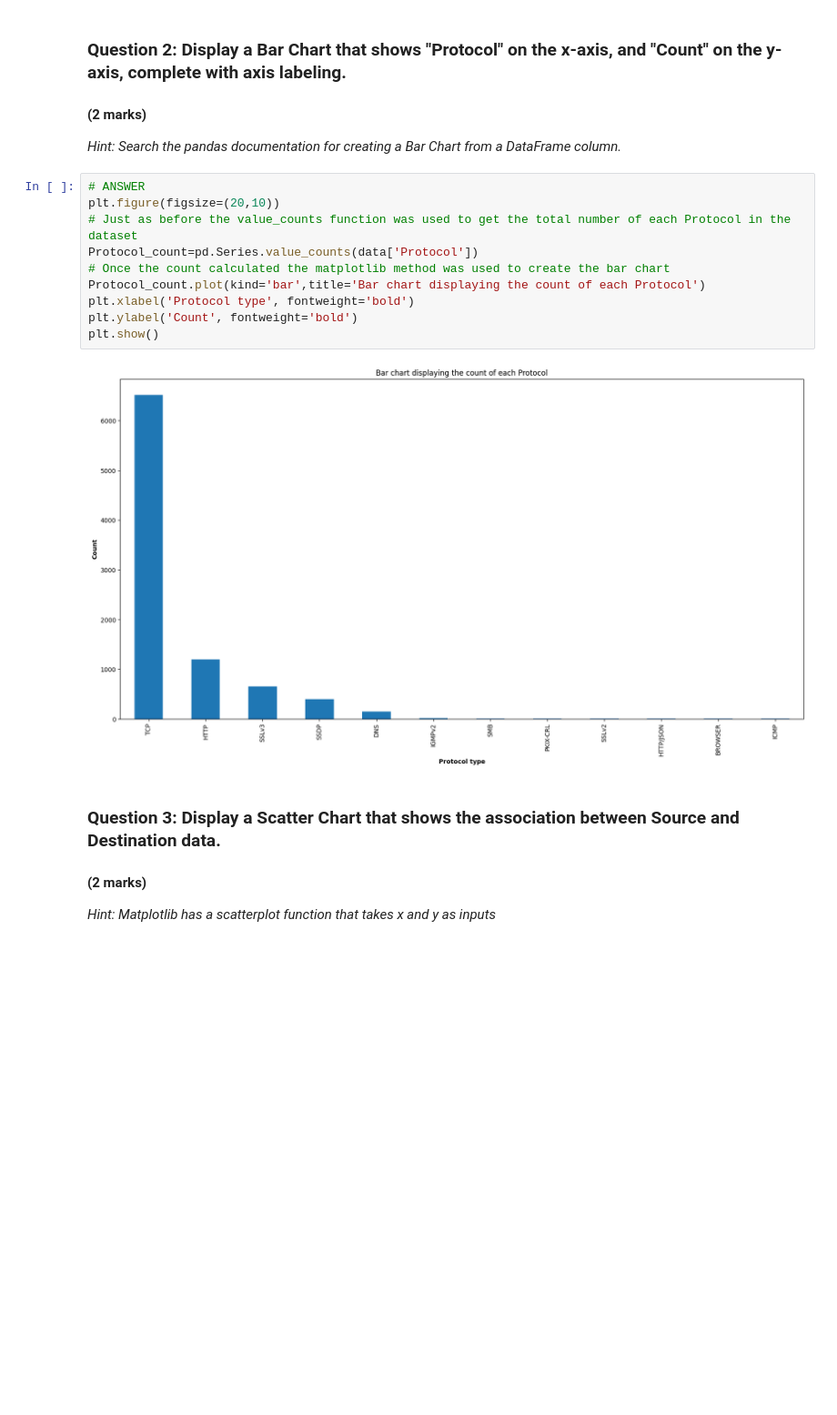
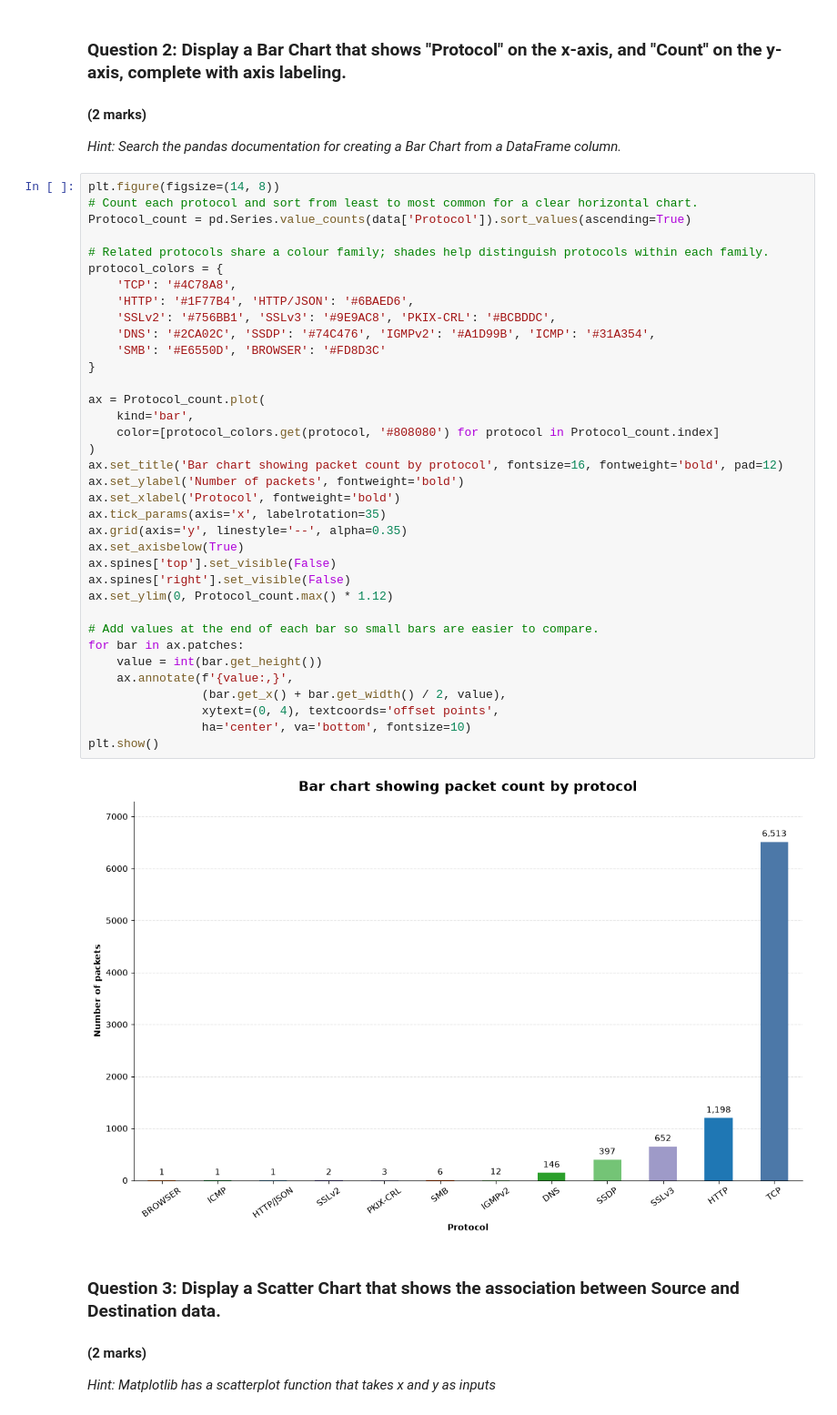
Before and after one commit to Chiko-G3/SDAaV, a Jupyter notebook: Assesment/UFCFEL-15-3-part1-student.ipynb, the cells around one changed output. Shown at 91% size. Drawn from its saved outputs; the diff is of its cells as text; blank space fills up the shorter version.

```diff
--- a/Assesment/UFCFEL-15-3-part1-student.ipynb
+++ b/Assesment/UFCFEL-15-3-part1-student.ipynb
@@ -92,18 +102,44 @@ plt.show()
 #### (2 marks)
 
 *Hint: Search the pandas documentation for creating a Bar Chart from a DataFrame column.*
-# %%
-# ANSWER
-plt.figure(figsize=(20,10))
-# Just as before the value_counts function was used to get the total number of each Protocol in the dataset
-Protocol_count=pd.Series.value_counts(data['Protocol'])
-# Once the count calculated the matplotlib method was used to create the bar chart
-Protocol_count.plot(kind='bar',title='Bar chart displaying the count of each Protocol')
-plt.xlabel('Protocol type', fontweight='bold')
-plt.ylabel('Count', fontweight='bold')
-plt.show()
-# %% [output]
-[figure, removed]
+# %%
+plt.figure(figsize=(14, 8))
+# Count each protocol and sort from least to most common for a clear horizontal chart.
+Protocol_count = pd.Series.value_counts(data['Protocol']).sort_values(ascending=True)
+
+# Related protocols share a colour family; shades help distinguish protocols within each family.
+protocol_colors = {
+    'TCP': '#4C78A8',
+    'HTTP': '#1F77B4', 'HTTP/JSON': '#6BAED6',
+    'SSLv2': '#756BB1', 'SSLv3': '#9E9AC8', 'PKIX-CRL': '#BCBDDC',
+    'DNS': '#2CA02C', 'SSDP': '#74C476', 'IGMPv2': '#A1D99B', 'ICMP': '#31A354',
+    'SMB': '#E6550D', 'BROWSER': '#FD8D3C'
+}
+
+ax = Protocol_count.plot(
+    kind='bar',
+    color=[protocol_colors.get(protocol, '#808080') for protocol in Protocol_count.index]
+)
+ax.set_title('Bar chart showing packet count by protocol', fontsize=16, fontweight='bold', pad=12)
+ax.set_ylabel('Number of packets', fontweight='bold')
+ax.set_xlabel('Protocol', fontweight='bold')
+ax.tick_params(axis='x', labelrotation=35)
+ax.grid(axis='y', linestyle='--', alpha=0.35)
+ax.set_axisbelow(True)
+ax.spines['top'].set_visible(False)
+ax.spines['right'].set_visible(False)
+ax.set_ylim(0, Protocol_count.max() * 1.12)
+
+# Add values at the end of each bar so small bars are easier to compare.
+for bar in ax.patches:
+    value = int(bar.get_height())
+    ax.annotate(f'{value:,}',
+                (bar.get_x() + bar.get_width() / 2, value),
+                xytext=(0, 4), textcoords='offset points',
+                ha='center', va='bottom', fontsize=10)
+plt.show()
+# %% [output]
+[figure, added]
 # %% [markdown]
 ### Question 3: Display a Scatter Chart that shows the association between Source and Destination data.
 
```
Also changed, not shown: parts of 9 cells of this notebook.
